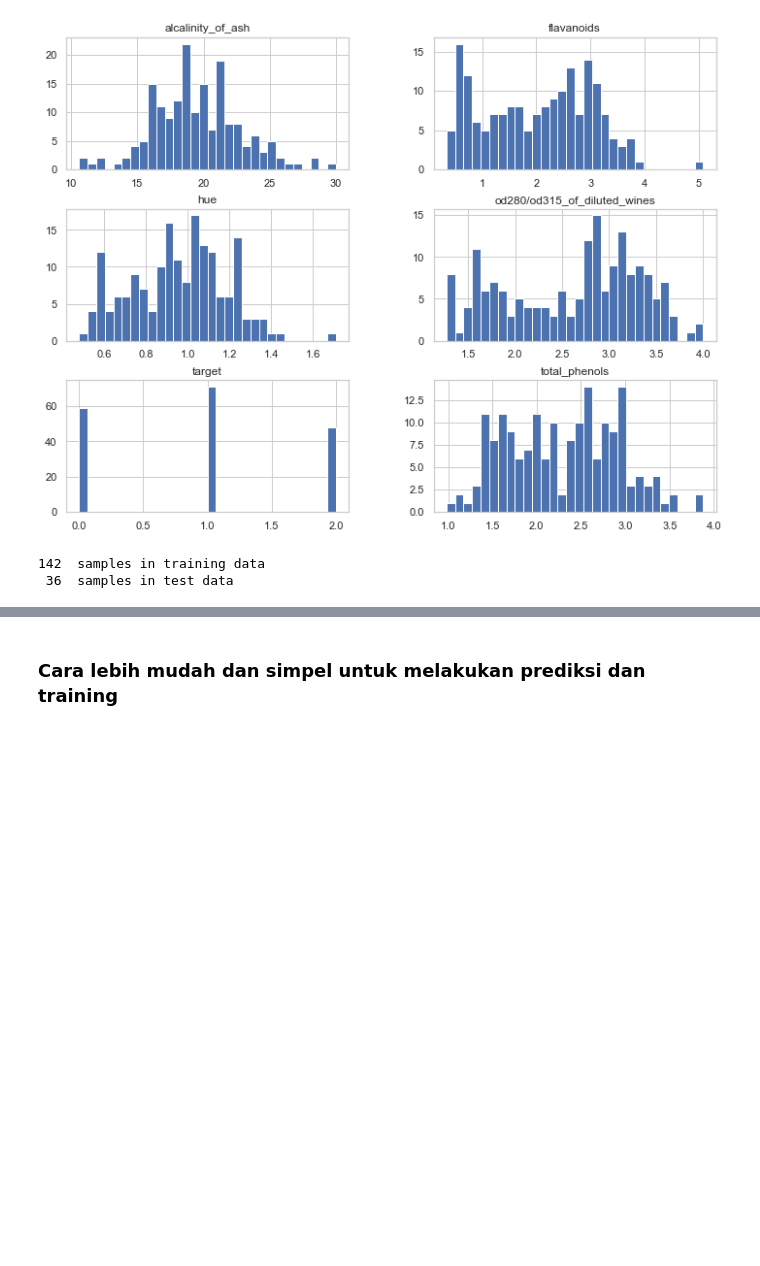
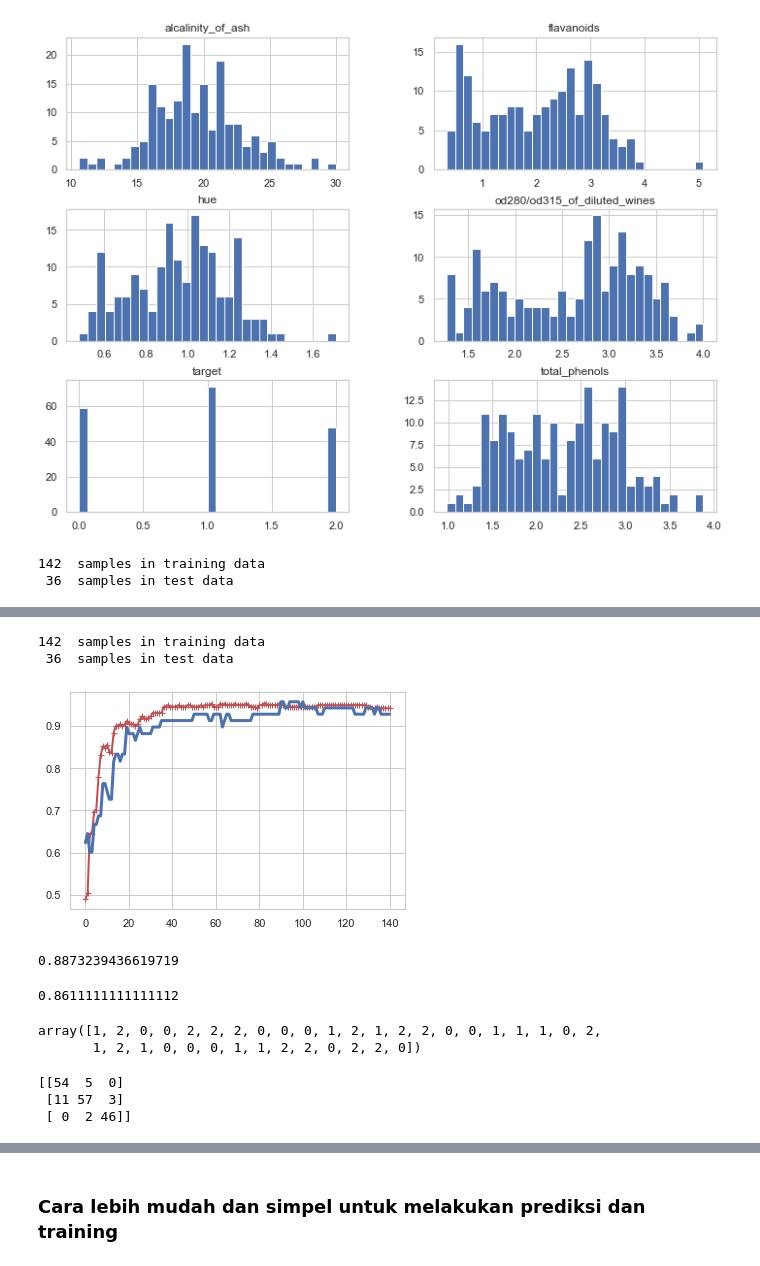
Before and after one commit to mharitsnf/Intro-to-AI-ML, a Jupyter notebook: Wine.ipynb, the cells around one changed output, grey strips where cells are left out. Saved outputs shown, nothing was run; the diff lists cells and outputs as text; code cells hidden in the pictures; blank space fills up the shorter version.

```diff
--- a/Wine.ipynb
+++ b/Wine.ipynb
@@ -210,0 +211,38 @@ plot_learning_curve(rfc, data_train, data_test, label_train, label_test)
+# %%
+data_train1, data_test1, label_train1, label_test1 = train_test_split(df_features.drop(['target'], axis=1), df_features['target'], test_size=0.2)
+
+print(len(data_train),' samples in training data\n',
+      len(data_test),' samples in test data\n', )
+# %% [output]
+142  samples in training data
+ 36  samples in test data
+# %%
+naive_bayes1 = GaussianNB()
+plot_learning_curve(naive_bayes1, data_train1, data_test1, label_train1, label_test1)
+# %% [output]
+[figure, added]
+# %%
+from sklearn.naive_bayes import GaussianNB
+naive_bayes1 = GaussianNB()
+naive_bayes1.fit(data_train1, label_train1)
+naive_bayes1.score(data_train1, label_train1)
+# %% [output]
+0.8873239436619719
+# %%
+naive_bayes1.score(data_test1, label_test1)
+# %% [output]
+0.8611111111111112
+# %%
+naive_bayes1.predict(data_test1)
+# %% [output]
+array([1, 2, 0, 0, 2, 2, 2, 0, 0, 0, 1, 2, 1, 2, 2, 0, 0, 1, 1, 1, 0, 2,
+       1, 2, 1, 0, 0, 0, 1, 1, 2, 2, 0, 2, 2, 0])
+# %%
+from sklearn.metrics import confusion_matrix
+data_pred = naive_bayes1.predict(df_features.drop(['target'], axis=1))
+data_actual = df_features['target'].to_numpy()
+print(confusion_matrix(data_actual, data_pred))
+# %% [output]
+[[54  5  0]
+ [11 57  3]
+ [ 0  2 46]]
```
Also changed, not shown: parts of 7 cells of this notebook, 9 other files.
